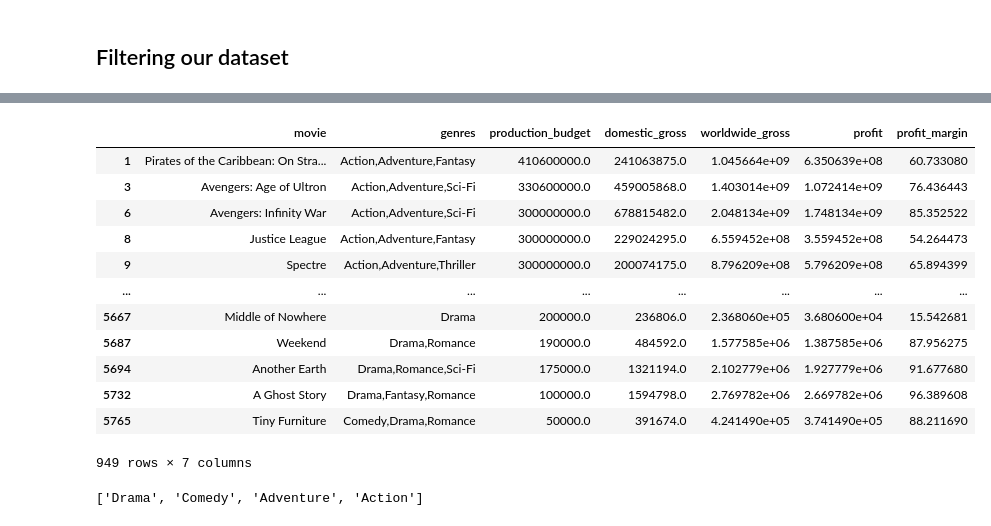
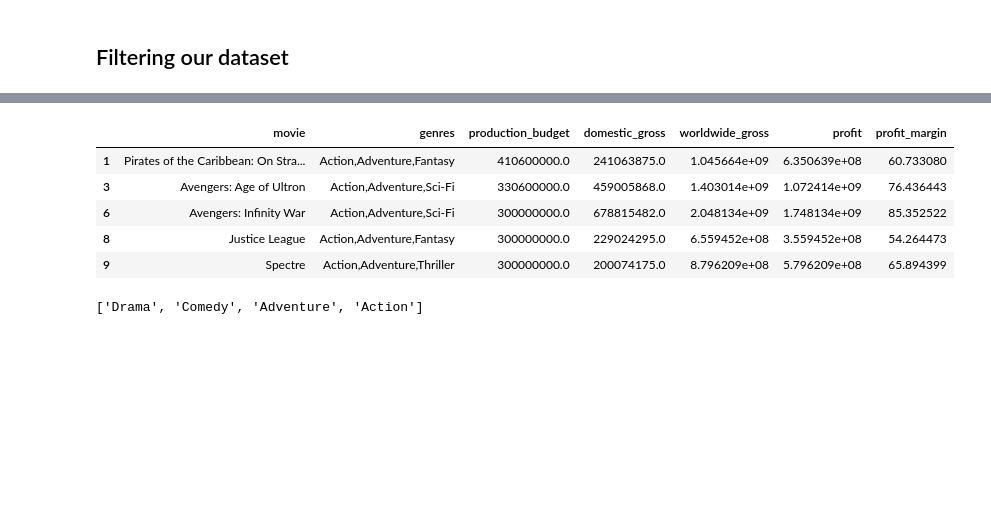
Before and after one commit to soohyunnie/avocoder-group-3-movie-analysis, a Jupyter notebook: Final_Notebook.ipynb, the cells around one changed output, grey strips where cells are left out. Saved outputs shown, nothing was run; the diff lists cells and outputs as text; code cells hidden in the pictures; blank space fills up the shorter version.

```diff
--- a/Final_Notebook.ipynb
+++ b/Final_Notebook.ipynb
@@ -274,19 +264,12 @@ filtered_df
 # %%
-# Looking at the top 4 genres in the DF
+# Looking at the top 4 genres in the dataframe
 filtered_df = filtered_df[(filtered_df['genres'].str.contains('Adventure')) | (filtered_df['genres'].str.contains('Comedy')) | (filtered_df['genres'].str.contains('Drama')) | (filtered_df['genres'].str.contains('Action'))]
-filtered_df
+filtered_df.head()
 # %% [output]
 |  | movie | genres | production_budget | domestic_gross | worldwide_gross | profit | profit_margin |
 | 1 | Pirates of the Caribbean: On Stra... | Action,Adventure,Fantasy | 410600000.0 | 241063875.0 | 1.045664e+09 | 6.350639e+08 | 60.733080 |
 | 3 | Avengers: Age of Ultron | Action,Adventure,Sci-Fi | 330600000.0 | 459005868.0 | 1.403014e+09 | 1.072414e+09 | 76.436443 |
 | 6 | Avengers: Infinity War | Action,Adventure,Sci-Fi | 300000000.0 | 678815482.0 | 2.048134e+09 | 1.748134e+09 | 85.352522 |
 | 8 | Justice League | Action,Adventure,Fantasy | 300000000.0 | 229024295.0 | 6.559452e+08 | 3.559452e+08 | 54.264473 |
 | 9 | Spectre | Action,Adventure,Thriller | 300000000.0 | 200074175.0 | 8.796209e+08 | 5.796209e+08 | 65.894399 |
-| ... | ... | ... | ... | ... | ... | ... | ... |
-| 5667 | Middle of Nowhere | Drama | 200000.0 | 236806.0 | 2.368060e+05 | 3.680600e+04 | 15.542681 |
-| 5687 | Weekend | Drama,Romance | 190000.0 | 484592.0 | 1.577585e+06 | 1.387585e+06 | 87.956275 |
-| 5694 | Another Earth | Drama,Romance,Sci-Fi | 175000.0 | 1321194.0 | 2.102779e+06 | 1.927779e+06 | 91.677680 |
-| 5732 | A Ghost Story | Drama,Fantasy,Romance | 100000.0 | 1594798.0 | 2.769782e+06 | 2.669782e+06 | 96.389608 |
-| 5765 | Tiny Furniture | Comedy,Drama,Romance | 50000.0 | 391674.0 | 4.241490e+05 | 3.741490e+05 | 88.211690 |
-949 rows × 7 columns
 # %%
```
Also changed, not shown: parts of 14 cells of this notebook, 2 other files.
